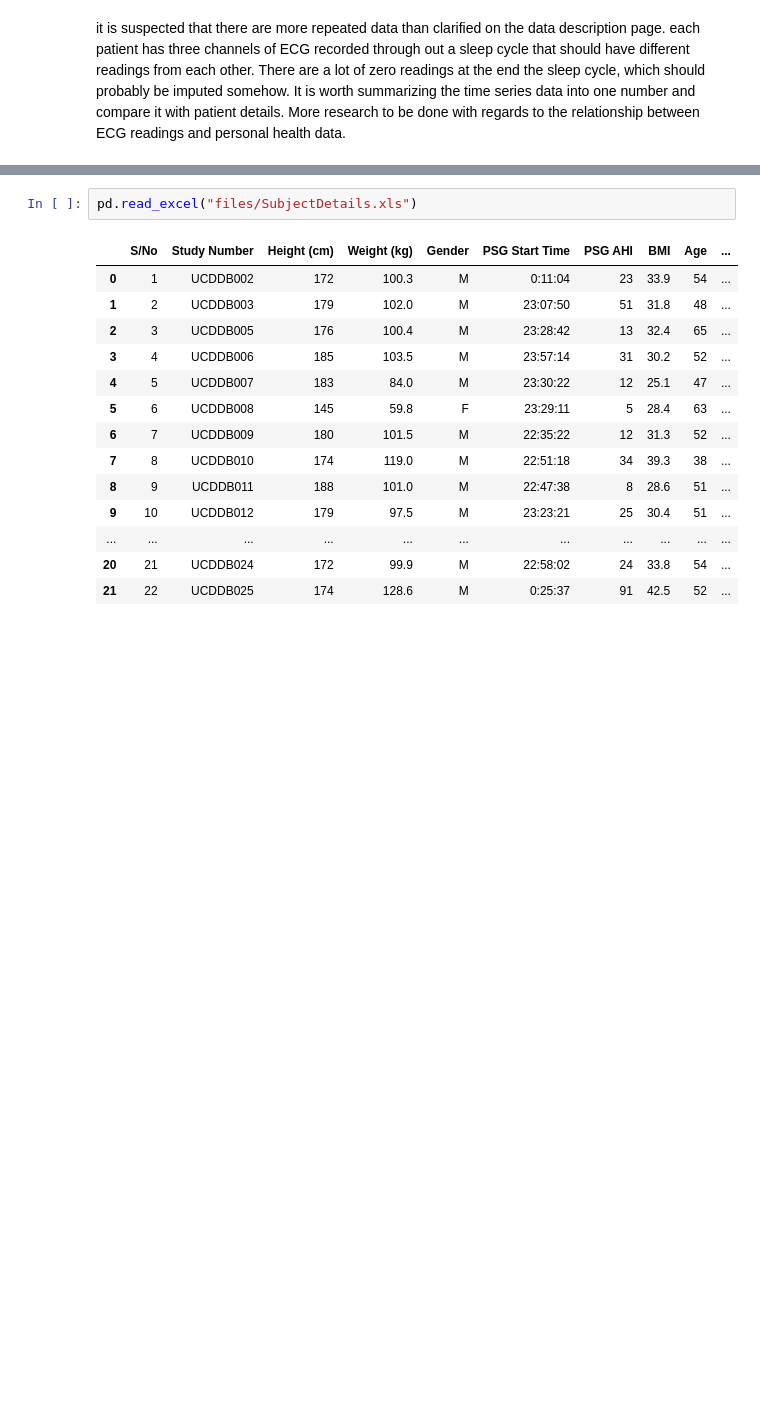
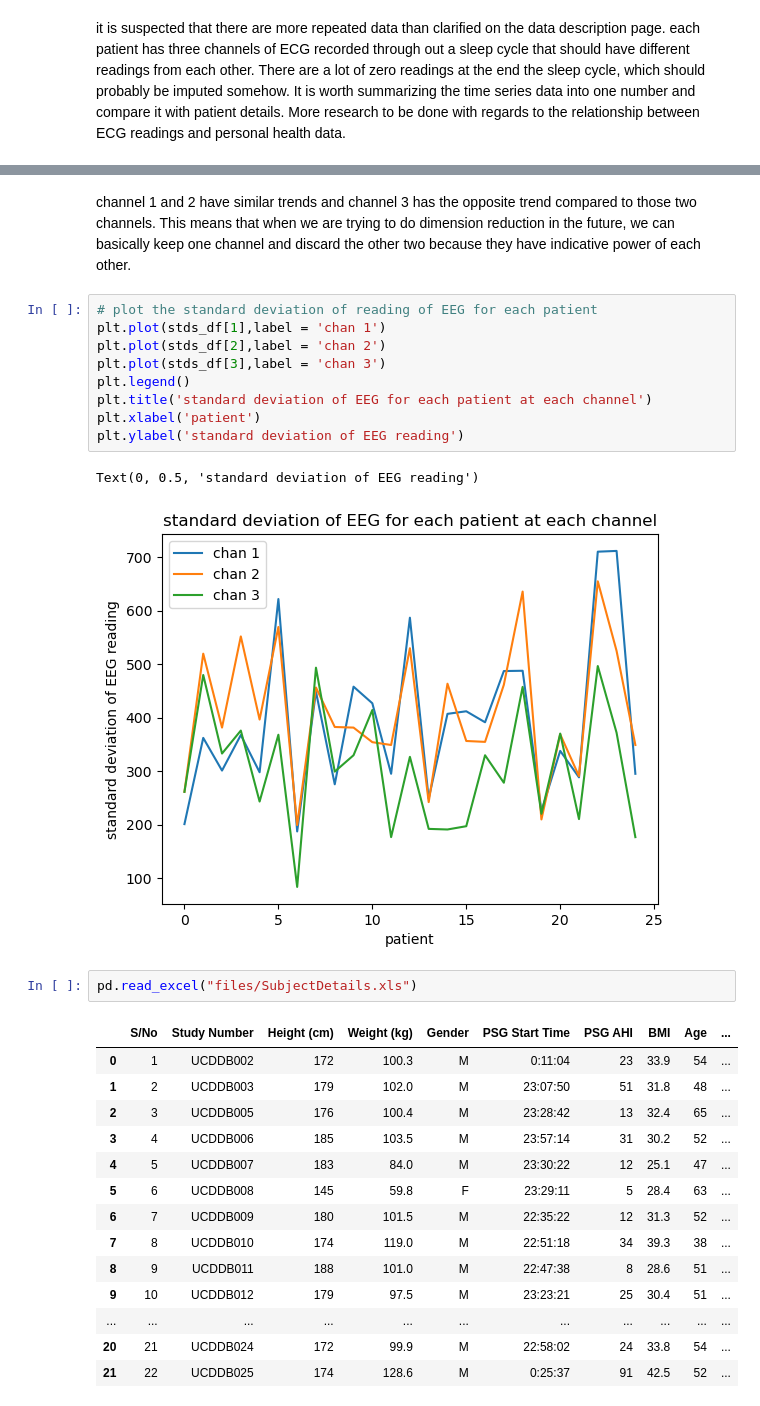
Before and after one commit to sophiatong/DataMining_Final_Sleep, a Jupyter notebook: lifecard.ipynb, the cells around one changed output, grey strips where cells are left out. Cells and saved outputs as stored; diff of their text form; blank space fills up the shorter version.

```diff
--- a/lifecard.ipynb
+++ b/lifecard.ipynb
@@ -195,3 +138,17 @@ More research to be done with regards to the relationship between ECG readings a
+# %% [markdown]
+channel 1 and 2 have similar trends and channel 3 has the opposite trend compared to those two channels. This means that when we are trying to do dimension reduction in the future, we can basically keep one channel and discard the other two because they have indicative power of each other.
+# %%
+# plot the standard deviation of reading of EEG for each patient
+plt.plot(stds_df[1],label = 'chan 1')
+plt.plot(stds_df[2],label = 'chan 2')
+plt.plot(stds_df[3],label = 'chan 3')
+plt.legend()
+plt.title('standard deviation of EEG for each patient at each channel')
+plt.xlabel('patient')
+plt.ylabel('standard deviation of EEG reading')
+# %% [output]
+Text(0, 0.5, 'standard deviation of EEG reading')
+[figure, added]
 # %%
 pd.read_excel("files/SubjectDetails.xls")
 # %% [output]
```
Also changed, not shown: parts of 40 cells of this notebook.
